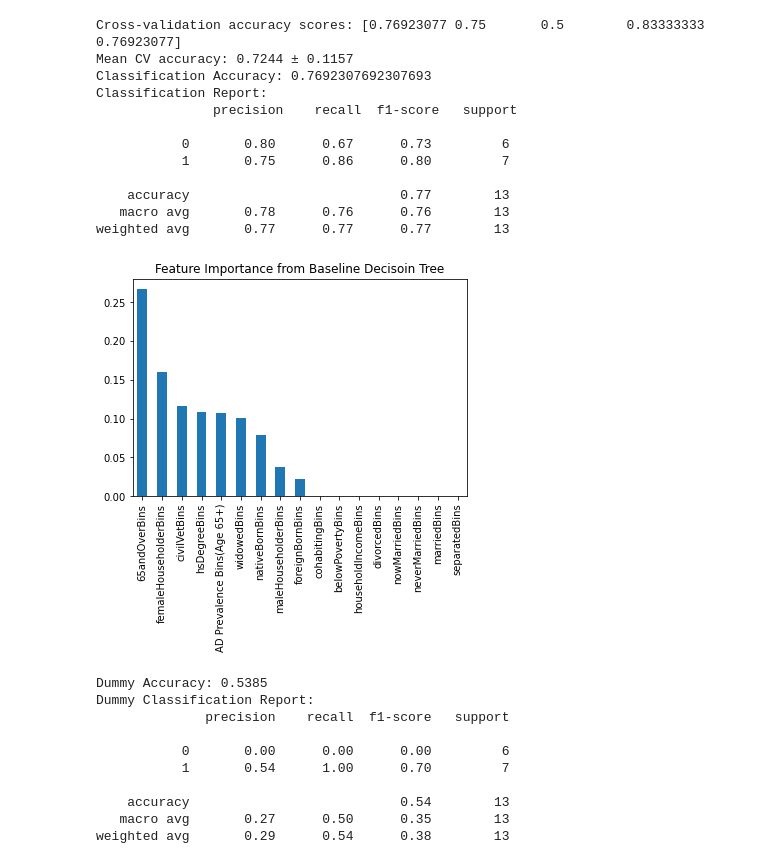
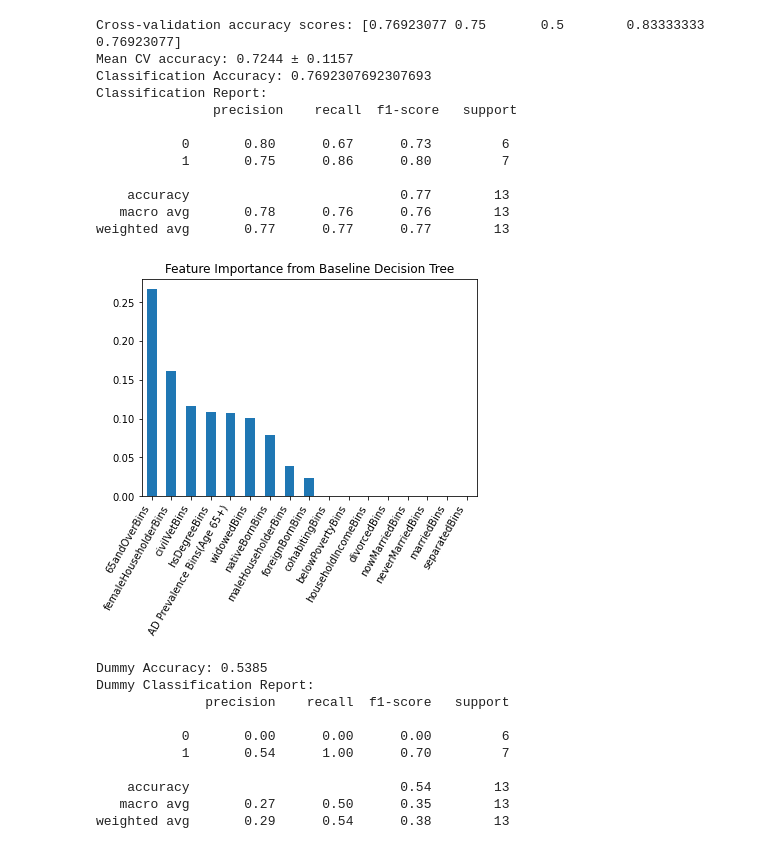
Before and after one commit to erinbest017/COMP4447Hospice, a Jupyter notebook: Code/hospiceMLCounty.ipynb, the cells around one changed output. Saved outputs shown, nothing was run; the diff lists cells and outputs as text; code cells hidden in the pictures.

```diff
--- a/Code/hospiceMLCounty.ipynb
+++ b/Code/hospiceMLCounty.ipynb
@@ -735,7 +741,7 @@ sortedCorrPairs
 132 rows × 5 columns
 # %%
 ### Drop 75andOverBins and atOrAbovePovertyBins because they are over abs(0.75) correlated
-# mergedTableAlz = mergedTableAlz.drop(columns = ['75andOverBins', 'atOrAbovePovertyBins'])
+mergedTableAlz = mergedTableAlz.drop(columns = ['75andOverBins', 'atOrAbovePovertyBins'])
 
 ### Ordinal values for category
 ordinalMap = {'Very Low': 1, 'Low': 2, "Medium": 3, 'High': 4, 'Very High': 5}
@@ -1051,13 +1057,14 @@ weighted avg       0.77      0.77      0.77        13
 # %%
 importances = finalmodel.feature_importances_
 features = X.columns
 featImp = pd.Series(importances, index = features).sort_values(ascending = False)
 
 featImp.plot(kind = 'bar')
-plt.title("Feature Importance from Baseline Decisoin Tree")
+plt.title("Feature Importance from Baseline Decision Tree")
+plt.xticks(rotation=60, ha='right')
 plt.show()
 # %% [output]
-[figure, old version]
+[figure, new version]
 # %%
 from sklearn.dummy import DummyClassifier
 from sklearn.metrics import accuracy_score, classification_report
```
Also changed, not shown: parts of 4 cells of this notebook.
